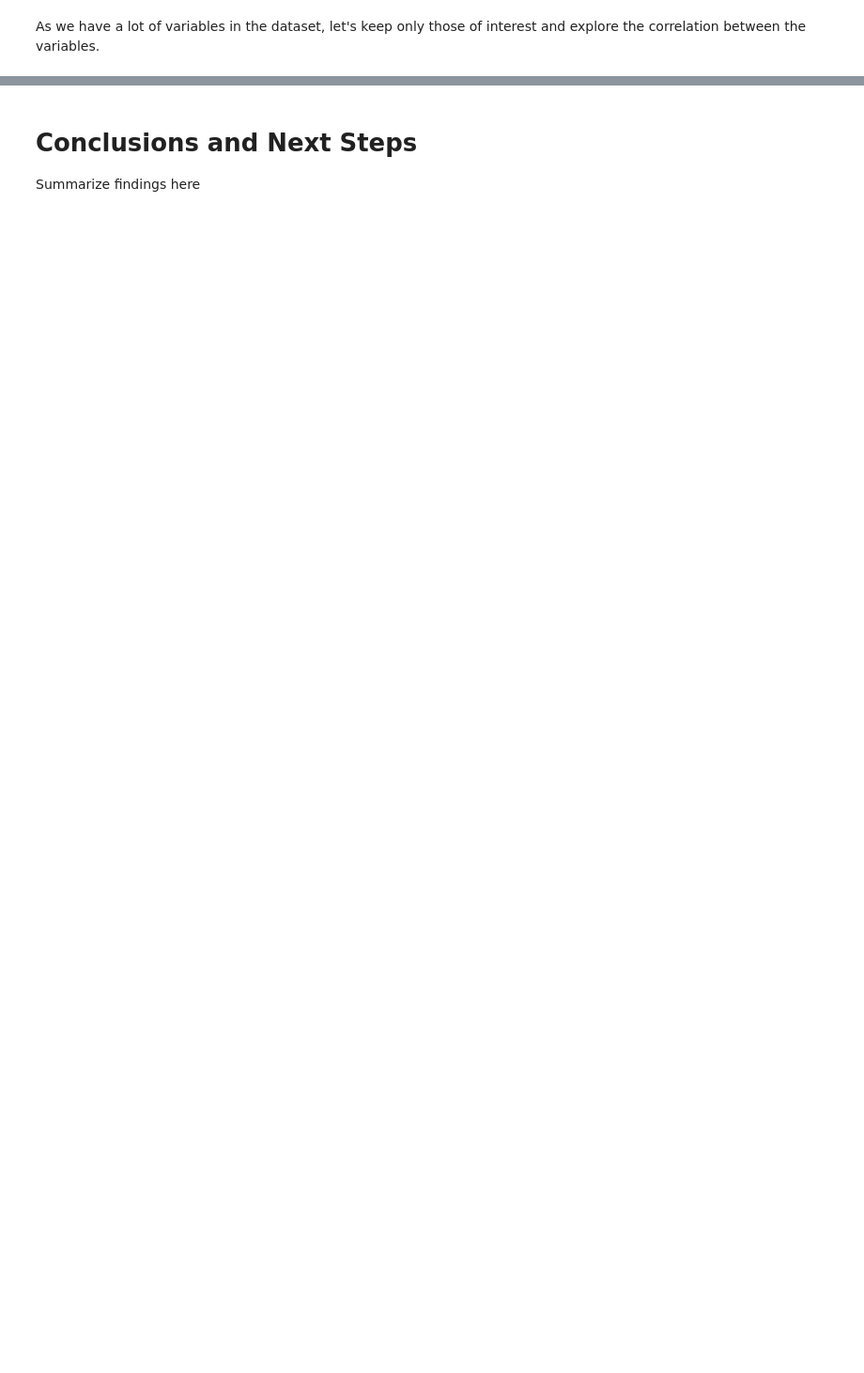
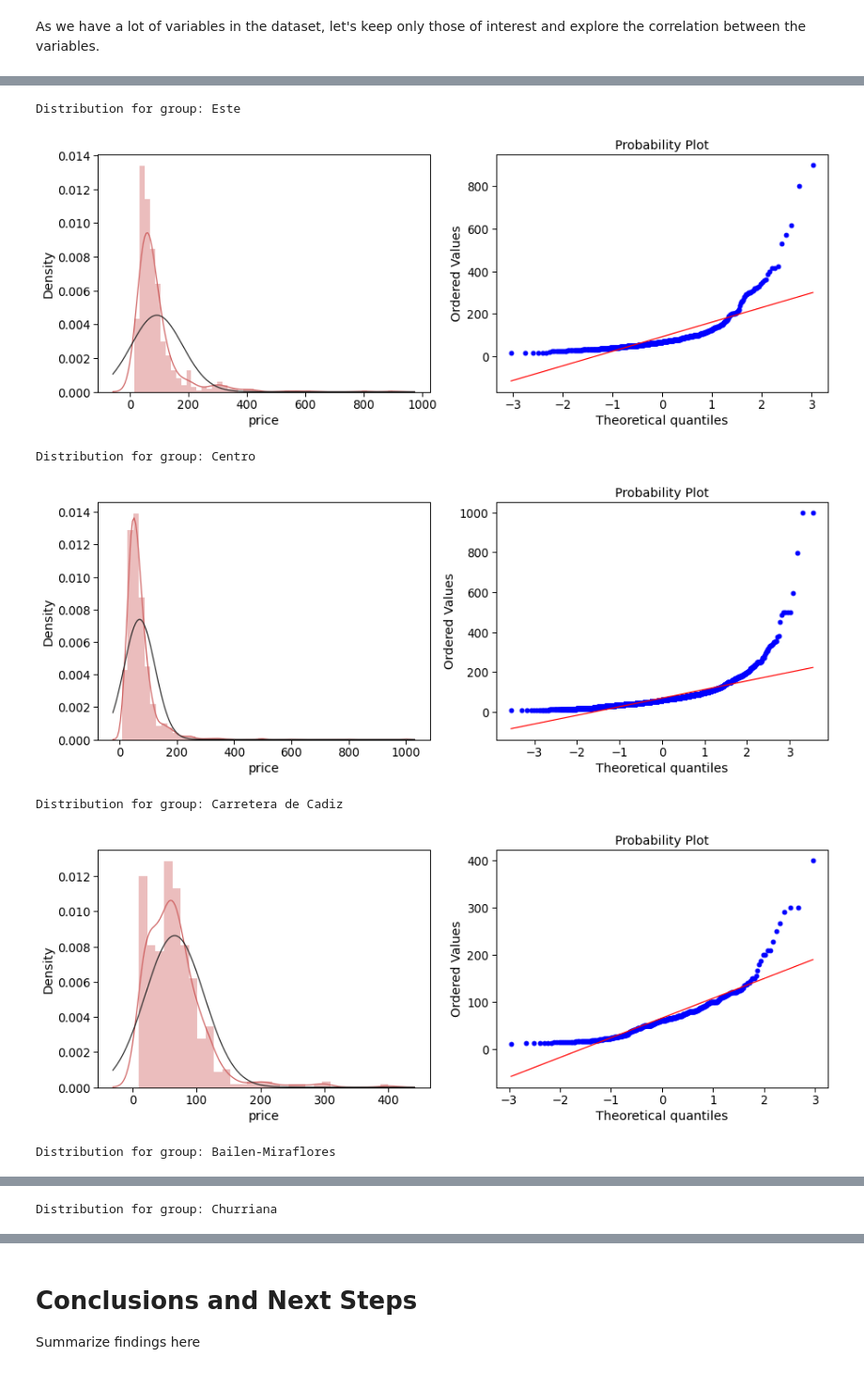
Before and after one commit to sbmoyano/data_science_projects, a Jupyter notebook: Airbnb_Malaga_correlation_regression/airbnb_malaga_supervised_learning.ipynb, the cells around one changed output, grey strips where cells are left out. Shown at 94% size. Drawn from its saved outputs; the diff is of its cells as text; code cells hidden in the pictures; blank space fills up the shorter version.

```diff
--- a/Airbnb_Malaga_correlation_regression/airbnb_malaga_supervised_learning.ipynb
+++ b/Airbnb_Malaga_correlation_regression/airbnb_malaga_supervised_learning.ipynb
@@ -586,0 +522,17 @@ Show graphs and stats here
+# %%
+def plot_dist_per_group(df, list_of_groups, factor_column_name, dv_column_name, transformation=None):
+
+    for group in list_of_groups:
+
+        df_slice = df[df[factor_column_name] == group][dv_column_name]
+
+        if transformation != None:
+            df_slice = df_slice.apply(transformation)
+        else:
+            df_slice = df_slice
+
+        print('Distribution for group: ' + str(group))
+        fig, ax = plt.subplots(1, 2, figsize=(15,5))
+        sns.distplot(df_slice, fit=norm, color='indianred', ax=ax[0])
+        stats.probplot(df_slice.dropna(), plot=ax[1])
+        plt.show()
@@ -586,0 +541,10 @@ Show graphs and stats here
+# %%
+plot_dist_per_group(airbnb_filtered, neighbourhoods_list, 'neighbourhood_cleansed', 'price')
+# %% [output]
+Distribution for group: Este
+[figure, added]
+Distribution for group: Centro
+[figure, added]
+Distribution for group: Carretera de Cadiz
+[figure, added]
+Distribution for group: Bailen-Miraflores
@@ -586,0 +552 @@ Show graphs and stats here
+Distribution for group: Churriana
```
Also changed, not shown: parts of 51 cells of this notebook.
